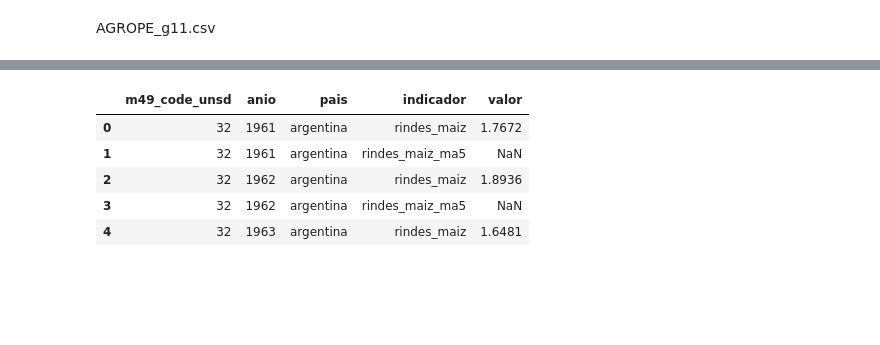
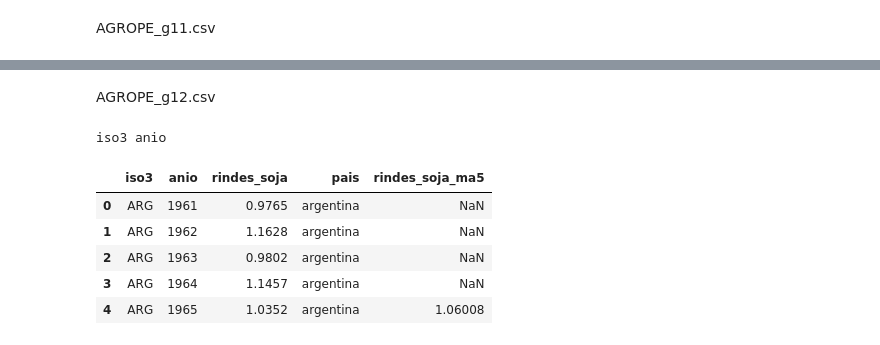
Before and after one commit to Ignacio-Ibarra/argendata-qa, a Jupyter notebook: tools/analysis.ipynb, the cells around one changed output, grey strips where cells are left out. Drawn from its saved outputs; the diff is of its cells as text; code cells hidden in the pictures; blank space fills up the shorter version.

```diff
--- a/tools/analysis.ipynb
+++ b/tools/analysis.ipynb
@@ -1170,39 +1109,28 @@ codes_set_m49_cod = set(pais_m49_cod.keys())
-# %%
-drop = drop_colx
-to_long = wide_to_longx
-renombrar = rename_colsx
-nomenclar_paises = partial(normalize_countriesx, map=pais_m49_cod)
-replace = replace_valuex
-sort = sort_vals_ascx
-exportar = lambda df: exportar_definitivo(archivo=archivo, folder=folder, df=df, nuevo_nombre=None)
-
-
-
-pipeline = chain(
-    nomenclar_paises(code_col='m49_code_unsd', new_col=None, desc_col='pais'),
-    # drop(col="countryname"),
-    to_long(primary_keys + ['pais']),
-    sort(primary_keys),
-    # renombrar({'iso3': 'cod_fundar','time':'anio'}),
-    # replace(col='pov_type', curr_value='with_transfers', new_value='Con transferencias'),
-    # replace(col='pov_type', curr_value='without_transfers', new_value='Sin transferencias'),
-    # replace(col='pov_type', curr_value='difference', new_value='Diferencia')
-    # drop('region_name'),
-    # renombrar({'time': 'anio'}),
-    # nomenclar_paises(code_col='cod_area', new_col="desc_area"),
-    #renombrar({'iso3': 'pais'}),
-
-)
-
-_df = pipeline(df)
-
-diccionario_cambios[archivo] = lista_cambios.copy()
-
-_df.head()
-# %% [output]
-|  | m49_code_unsd | anio | pais | indicador | valor |
-| 0 | 32 | 1961 | argentina | rindes_maiz | 1.7672 |
-| 1 | 32 | 1961 | argentina | rindes_maiz_ma5 | NaN |
-| 2 | 32 | 1962 | argentina | rindes_maiz | 1.8936 |
-| 3 | 32 | 1962 | argentina | rindes_maiz_ma5 | NaN |
-| 4 | 32 | 1963 | argentina | rindes_maiz | 1.6481 |
+# %% [markdown]
+AGROPE_g12.csv
+# %%
+SUBTOP = 'AGROPE'
+entrega = 1
+folder = f"../output/{SUBTOP}{entrega}"
+grafico_n = 12
+
+archivo = f'{SUBTOP}_g{grafico_n}'
+df = pd.read_csv(f"{folder}/definitivos/{archivo}.csv")
+
+mapping = pd.read_csv(f'{folder}/internal_mapping.csv')
+mapping = {id:archivo for (_,_,archivo,id,_) in mapping.iloc}
+
+plantilla = pd.read_excel(f'../tmp/ArgenData-{SUBTOP}.xlsx', header=6)
+plantilla_slice = plantilla[plantilla.dataset_archivo == mapping[archivo]]
+
+primary_keys = plantilla_slice.variable_nombre[plantilla_slice.primary_key].unique().tolist()
+print(*primary_keys)
+df.head()
+# %% [output]
+iso3 anio
+|  | iso3 | anio | rindes_soja | pais | rindes_soja_ma5 |
+| 0 | ARG | 1961 | 0.9765 | argentina | NaN |
+| 1 | ARG | 1962 | 1.1628 | argentina | NaN |
+| 2 | ARG | 1963 | 0.9802 | argentina | NaN |
+| 3 | ARG | 1964 | 1.1457 | argentina | NaN |
+| 4 | ARG | 1965 | 1.0352 | argentina | 1.06008 |
```
Also changed, not shown: parts of 151 cells of this notebook.
